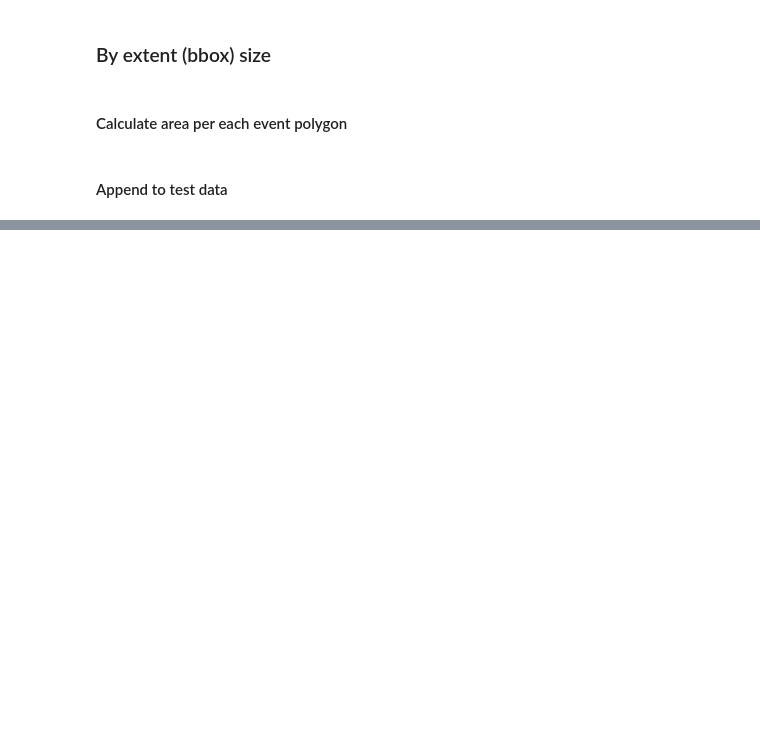
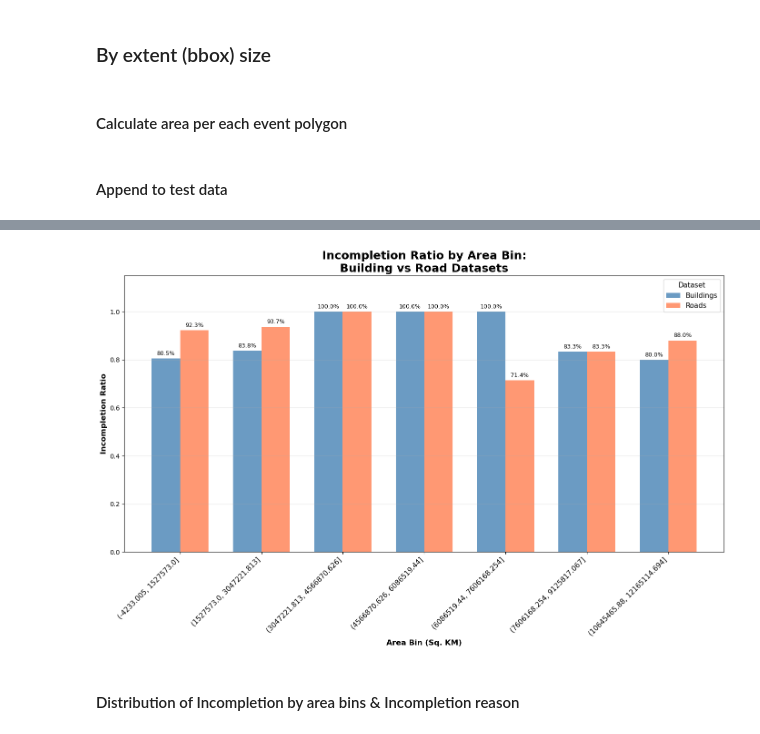
Before and after one commit to Geo-Cultural-Informatics-Lab/OSM-Feature-Completeness, a Jupyter notebook: 6) success statistics for events/success_statistics_events_export.ipynb, the cells around one changed output, grey strips where cells are left out. Saved outputs shown, nothing was run; the diff lists cells and outputs as text; code cells hidden in the pictures; blank space fills up the shorter version.

```diff
--- a/6) success statistics for events/success_statistics_events_export.ipynb
+++ b/6) success statistics for events/success_statistics_events_export.ipynb
@@ -846,0 +808,4 @@ road_status_by_area
+# %%
+# Convert area to square kilometers for easier interpretation
+road_status_by_area['area_sqkm'] = round(road_status_by_area['area'] / 1000, 3)
+bld_status_by_area['area_sqkm'] = round(bld_status_by_area['area'] / 1000, 3)
@@ -846,0 +892,7 @@ road_status_by_area
+# %%
+# Bin the area values into 8 equal-width bins for further analysis
+filtered_road_status_by_area = filtered_road_status_by_area.copy()
+filtered_road_status_by_area['area_bin'] = pd.cut(filtered_road_status_by_area['area_sqkm'], bins=8)
+
+filtered_bld_status_by_area = filtered_bld_status_by_area.copy()
+filtered_bld_status_by_area['area_bin'] = pd.cut(filtered_bld_status_by_area['area_sqkm'], bins=8)
@@ -846,0 +947,53 @@ road_status_by_area
+# %%
+# Prepare data for plotting by event type
+# Create combined dataframe for plotting
+plot_by_area = pd.concat([
+    filtered_bld_sum_by_area[['Area bin', 'Incomplete percentage']].assign(Dataset='Buildings'),
+    filtered_road_sum_by_area[['Area bin', 'Incomplete percentage']].assign(Dataset='Roads')
+], ignore_index=True)
+
+# Create histogram-style bar plot
+fig, ax = plt.subplots(figsize=(14, 9))
+
+# Get unique area bins
+area_bins = sorted(filtered_bld_sum_by_area['Area bin'].unique())
+datasets = ['Buildings', 'Roads']
+bar_width = 0.35
+x_pos = np.arange(len(area_bins))
+
+# Create bars for each dataset
+colors = ['steelblue', 'coral']
+for i, dataset in enumerate(datasets):
+    data_subset = plot_by_area[plot_by_area['Dataset'] == dataset]
+    values = [data_subset[data_subset['Area bin'] == bin]['Incomplete percentage'].values[0] if any(data_subset['Area bin'] == bin) else 0 for bin in area_bins]
+    offset = (i - 0.5) * bar_width
+    bars = ax.bar(x_pos + offset, values, bar_width, label=dataset, alpha=0.8, color=colors[i])
+
+    # Add value labels on top of each bar
+    for bar in bars:
+        height = bar.get_height()
+        if height > 0:
+            ax.annotate(f'{height:.1%}',
+                        xy=(bar.get_x() + bar.get_width() / 2, height),
+                        xytext=(0, 3),
+                        textcoords="offset points",
+                        ha='center', va='bottom',
+                        fontsize=9)
+
+# Set labels and formatting
+ax.set_xlabel('Area Bin (Sq. KM)', fontsize=12, fontweight='bold')
+ax.set_ylabel('Incompletion Ratio', fontsize=12, fontweight='bold')
+ax.set_title('Incompletion Ratio by Area Bin:\nBuilding vs Road Datasets',
+             fontsize=18, fontweight='bold')
+ax.set_ylim(0, 1.15)
+ax.set_xticks(x_pos)
+ax.set_xticklabels(area_bins, fontsize=11, rotation=45, ha='right')
+ax.legend(title='Dataset', fontsize=11, title_fontsize=11)
+ax.grid(True, alpha=0.3, axis='y')
+
+plt.tight_layout()
+plt.show()
+# %% [output]
+[figure, added]
+# %% [markdown]
+#### Distribution of Incompletion by area bins & Incompletion reason
```
Also changed, not shown: parts of 17 cells of this notebook.
